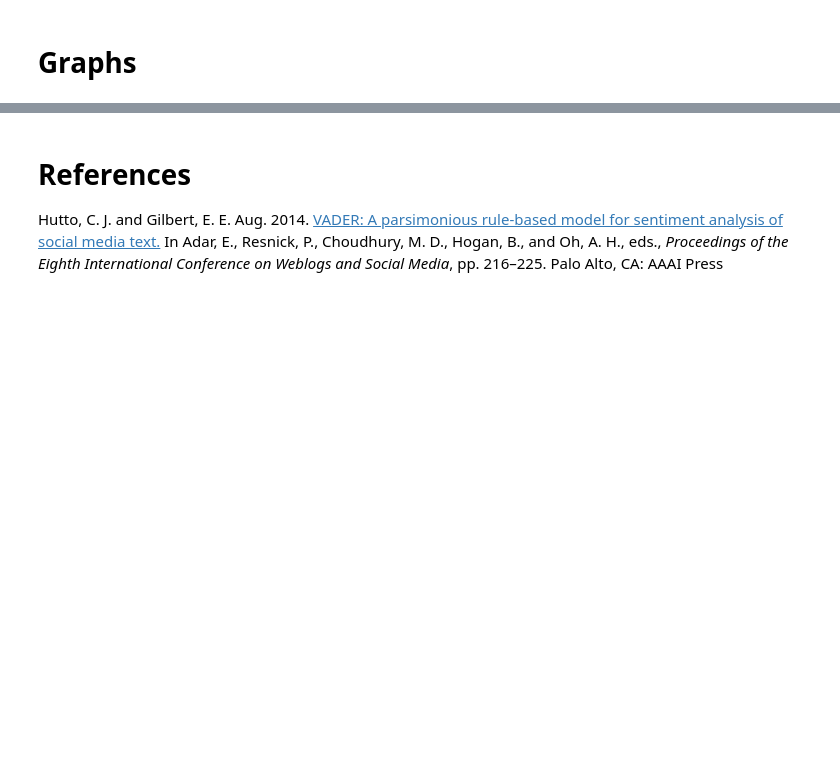
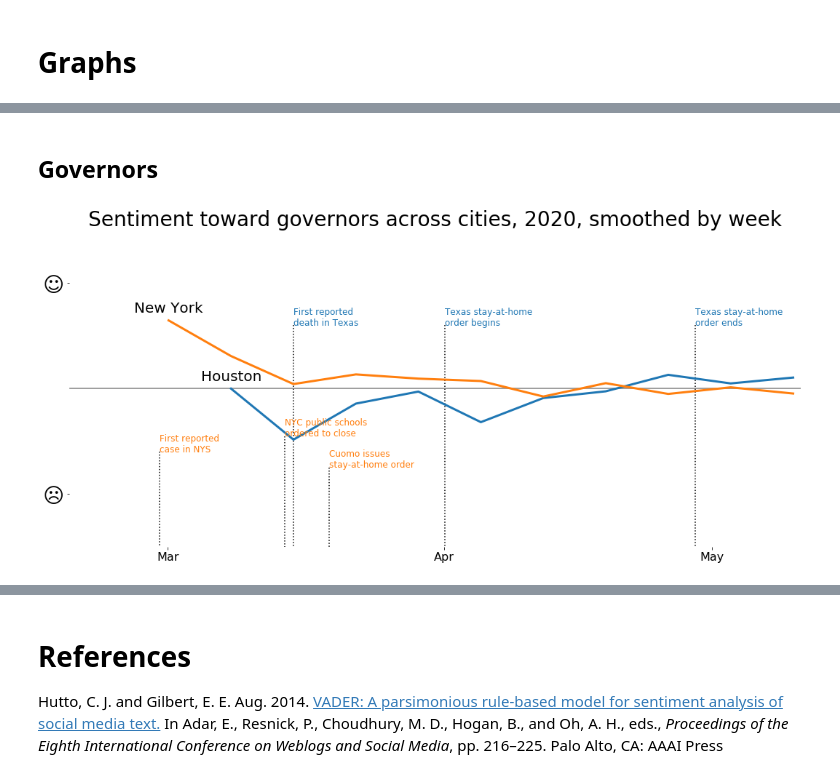
Before and after one commit to jgodin21/project_5, a Jupyter notebook: code/SentimentAnalyzer.ipynb, the cells around one changed output, grey strips where cells are left out. Saved outputs shown, nothing was run; the diff lists cells and outputs as text; code cells hidden in the pictures; blank space fills up the shorter version.

```diff
--- a/code/SentimentAnalyzer.ipynb
+++ b/code/SentimentAnalyzer.ipynb
@@ -237,0 +212,28 @@ for label, keywords in {
+# %% [markdown]
+## Governors
+# %%
+governors = {
+    "New York": "Cuomo",
+    "Houston": "Abbott"
+}
+
+# Configure plots
+fig, ax = plt.subplots(figsize=(18, 8))
+plt_setup(ax, f"Sentiment toward governors across cities, 2020, smoothed by week")
+
+for city in cities:
+    # Gather data
+    subset = covid[
+        (covid["city"] == city) &
+        (covid["text"].str.contains(governors[city]))
+    ]
+    subset_mean = subset.groupby(subset["time"].dt.week).mean()
+    subset_mean.index = [pd.to_datetime(f"2020-W{week}-1", format="%Y-W%W-%w") for week in subset_mean.index]
+
+    # Line plots
+    plt_city(ax, subset_mean, city)
+
+# Events
+plt_add_events(ax, events)
+# %% [output]
+[figure, added]
```
Also changed, not shown: parts of 15 cells of this notebook, 1 other file.
